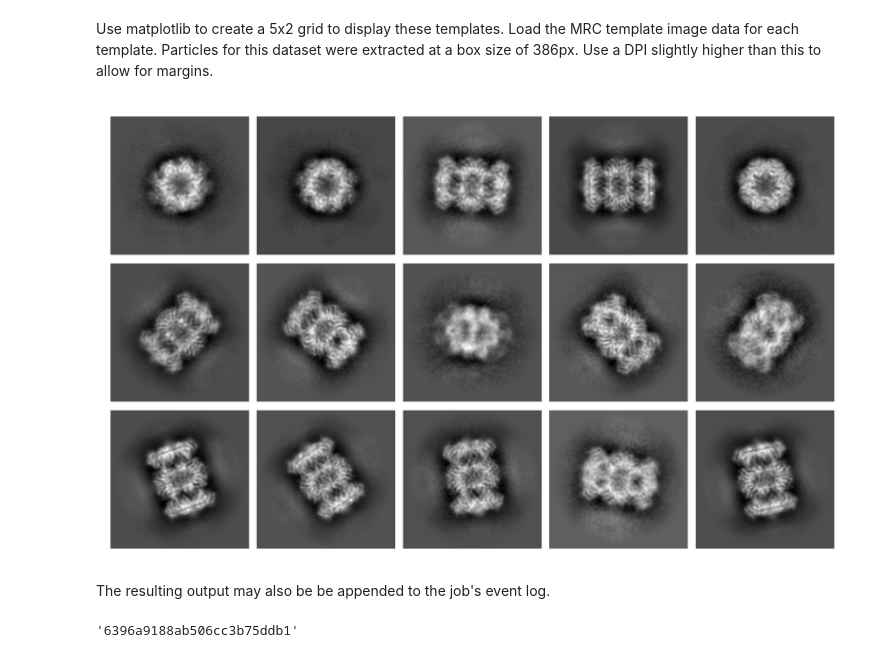
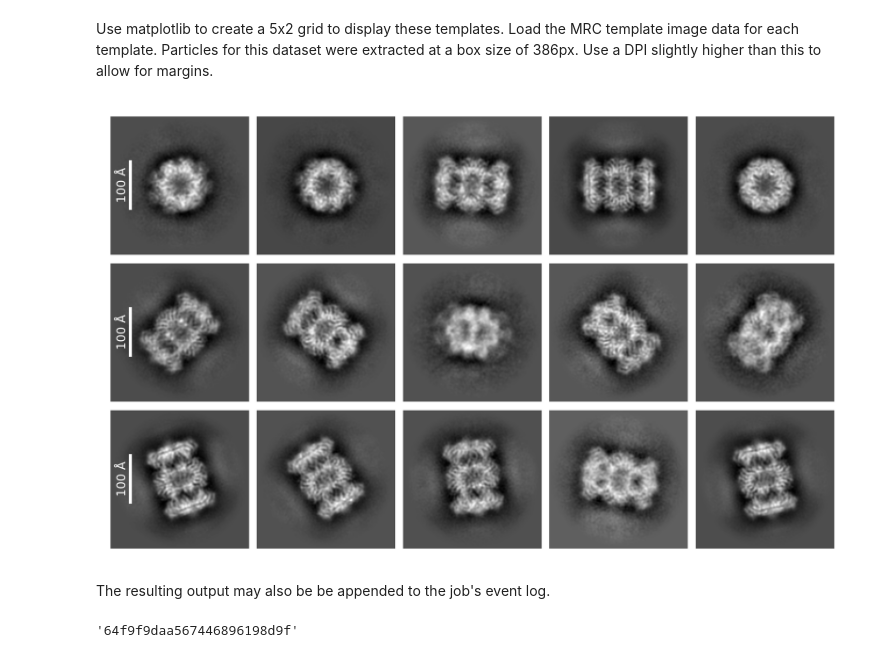
Before and after one commit to cryoem-uoft/cryosparc-tools, a Jupyter notebook: docs/examples/hi-res-2d-classes.ipynb, the cells around one changed output. Drawn from its saved outputs; the diff is of its cells as text; code cells hidden in the pictures.

Commit message:
docs(examples): plot scale bars in hires 2D Class example

```diff
--- a/docs/examples/hi-res-2d-classes.ipynb
+++ b/docs/examples/hi-res-2d-classes.ipynb
@@ -7,6 +7,6 @@ First initialize the `CryoSPARC` client.
 # %%
 from cryosparc.tools import CryoSPARC
 
-cs = CryoSPARC(host="cryoem5", base_port=40000)
+cs = CryoSPARC(host="cryoem0.sbi", base_port=40000)
 assert cs.test_connection()
 # %% [output]
@@ -28,28 +29,45 @@ Use matplotlib to create a 5x2 grid to display these templates. Load the MRC tem
 # %%
 %matplotlib inline
 
 from pathlib import Path
 import matplotlib.pyplot as plt
 
-fig = plt.figure(figsize=(5, 3), dpi=400)
+N = templates_selected["blob/shape"][0][0]
+scale = 100 / templates_selected["blob/psize_A"][0]  # 100 Å in pixels
+fig, axes = plt.subplots(3, 5, figsize=(5, 3), dpi=400)
 plt.margins(x=0, y=0)
 
 for i, template in enumerate(templates_selected.rows()):
     path = template["blob/path"]
     index = template["blob/idx"]
     blob = all_templates_blobs[path][index]
-    plt.subplot(3, 5, i + 1)
-    plt.axis("off")
-    plt.imshow(blob, cmap="gray", origin="lower")
+    ax = axes[i // 5, i % 5]
+    ax.axis("off")
+    ax.imshow(blob, cmap="gray", origin="lower")
+    if i % 5 > 0:
+        continue
+
+    # Plot scale bar
+    ax.plot([N // 7, N // 7], [N / 2 + scale / 2, N / 2 - scale / 2], color="white")
+    ax.text(
+        N // 8,
+        N / 2,
+        "100 Å",
+        rotation=90,
+        horizontalalignment="right",
+        verticalalignment="center",
+        fontsize=6,
+        color="white",
+    )
 
 fig.tight_layout(pad=0, h_pad=0.4, w_pad=0.4)
 fig.savefig(Path.home() / "class2d.png", bbox_inches="tight", pad_inches=0)
 fig.savefig(Path.home() / "class2d.pdf", bbox_inches="tight", pad_inches=0)
 # %% [output]
-[figure, old version]
+[figure, new version]
 # %% [markdown]
 The resulting output may also be be appended to the job's event log.
 # %%
 job.log_plot(fig, text="2D Classes", raw_data="Hello,Templates", raw_data_format="txt")
 # %% [output]
-'6396a9188ab506cc3b75ddb1'
+'64f9f9daa567446896198d9f'
```
Also changed, not shown: parts of 1 cell of this notebook, 1 other file.
